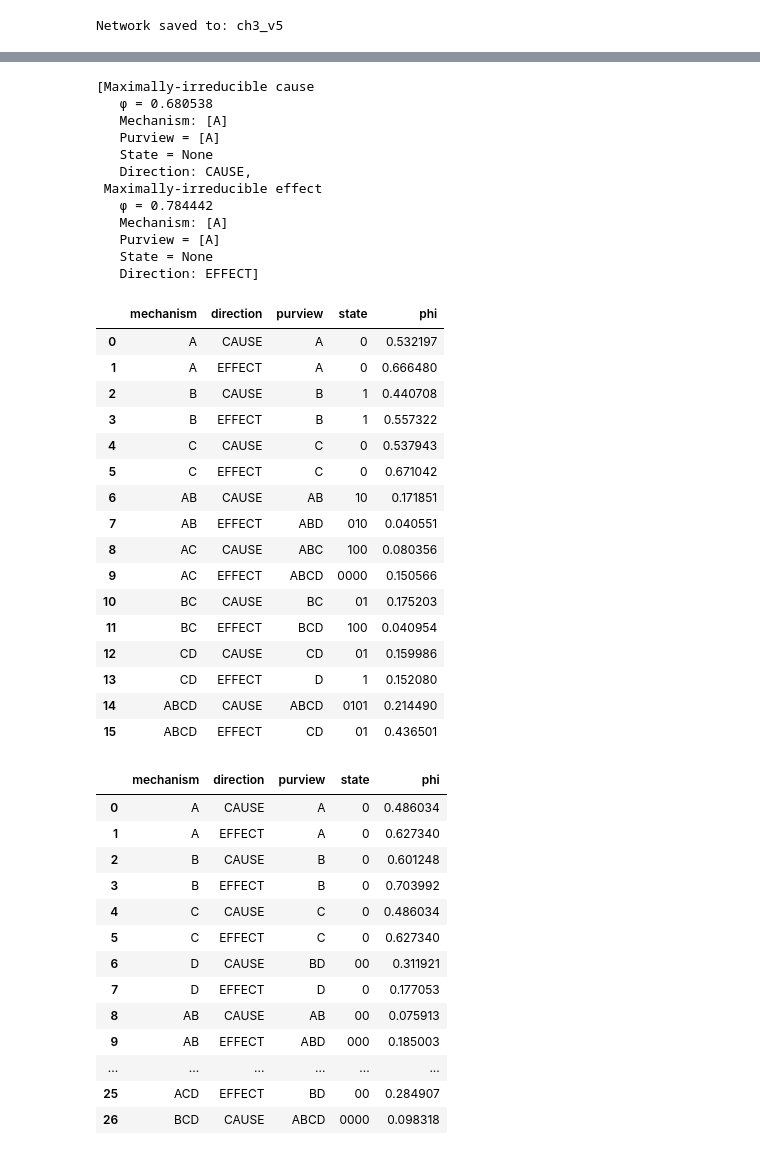
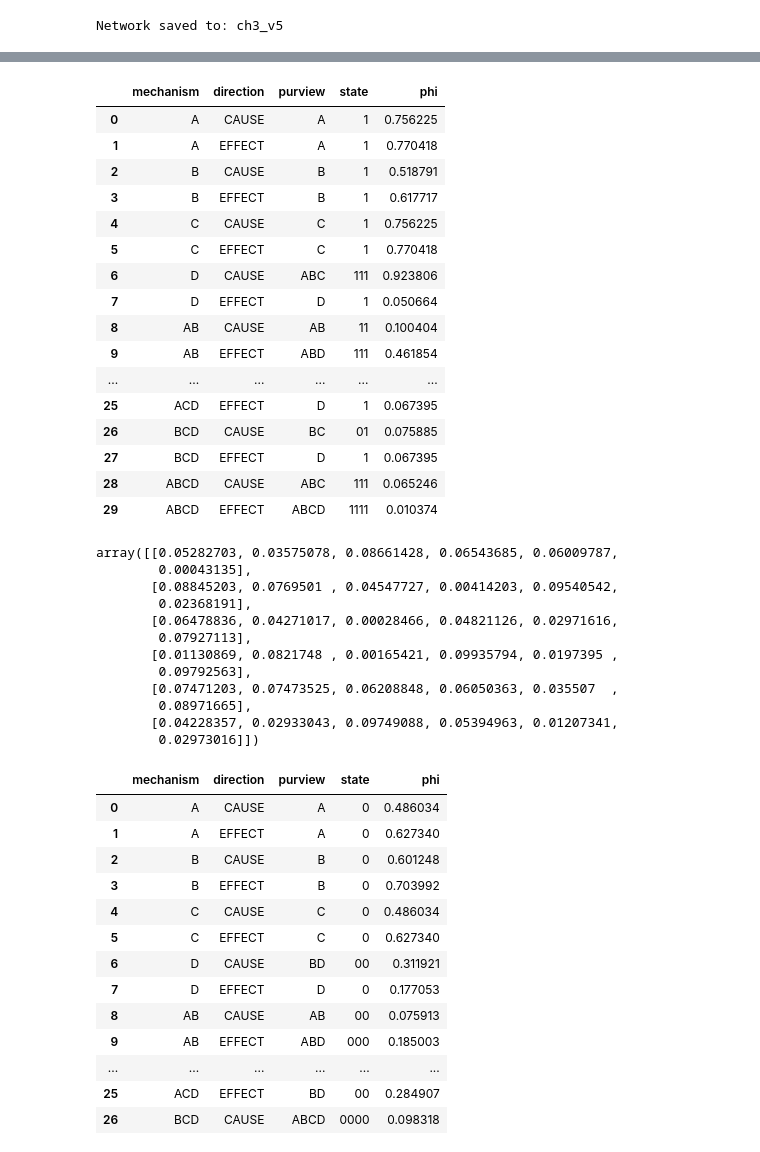
Before and after one commit to matteograsso/visualize_pyphi, a Jupyter notebook: ch3_figures.ipynb, the cells around one changed output, grey strips where cells are left out. Cells and saved outputs as stored; diff of their text form; code cells hidden in the pictures.

```diff
--- a/ch3_figures.ipynb
+++ b/ch3_figures.ipynb
@@ -127,38 +139,40 @@ utils.sepces2df(max_ces['ces'],subsystem)
 # %%
-ces
+utils.sepces2df(ces,subsystem)
 # %% [output]
-[Maximally-irreducible cause
-   φ = 0.680538
-   Mechanism: [A]
-   Purview = [A]
-   State = None
-   Direction: CAUSE,
- Maximally-irreducible effect
-   φ = 0.784442
-   Mechanism: [A]
-   Purview = [A]
-   State = None
-   Direction: EFFECT]
+|  | mechanism | direction | purview | state | phi |
+| 0 | A | CAUSE | A | 1 | 0.756225 |
+| 1 | A | EFFECT | A | 1 | 0.770418 |
+| 2 | B | CAUSE | B | 1 | 0.518791 |
+| 3 | B | EFFECT | B | 1 | 0.617717 |
+| 4 | C | CAUSE | C | 1 | 0.756225 |
+| 5 | C | EFFECT | C | 1 | 0.770418 |
+| 6 | D | CAUSE | ABC | 111 | 0.923806 |
+| 7 | D | EFFECT | D | 1 | 0.050664 |
+| 8 | AB | CAUSE | AB | 11 | 0.100404 |
+| 9 | AB | EFFECT | ABD | 111 | 0.461854 |
+| ... | ... | ... | ... | ... | ... |
+| 25 | ACD | EFFECT | D | 1 | 0.067395 |
+| 26 | BCD | CAUSE | BC | 01 | 0.075885 |
+| 27 | BCD | EFFECT | D | 1 | 0.067395 |
+| 28 | ABCD | CAUSE | ABC | 111 | 0.065246 |
+| 29 | ABCD | EFFECT | ABCD | 1111 | 0.010374 |
 # %%
-utils.sepces2df(max_ces['ces'],subsystem)
+# SAVED RANDOM WEIGHTS
+#random_weifgts = weights.copy()
+random_weifgts
 # %% [output]
-|  | mechanism | direction | purview | state | phi |
-| 0 | A | CAUSE | A | 0 | 0.532197 |
-| 1 | A | EFFECT | A | 0 | 0.666480 |
-| 2 | B | CAUSE | B | 1 | 0.440708 |
-| 3 | B | EFFECT | B | 1 | 0.557322 |
-| 4 | C | CAUSE | C | 0 | 0.537943 |
-| 5 | C | EFFECT | C | 0 | 0.671042 |
-| 6 | AB | CAUSE | AB | 10 | 0.171851 |
-| 7 | AB | EFFECT | ABD | 010 | 0.040551 |
-| 8 | AC | CAUSE | ABC | 100 | 0.080356 |
-| 9 | AC | EFFECT | ABCD | 0000 | 0.150566 |
-| 10 | BC | CAUSE | BC | 01 | 0.175203 |
-| 11 | BC | EFFECT | BCD | 100 | 0.040954 |
-| 12 | CD | CAUSE | CD | 01 | 0.159986 |
-| 13 | CD | EFFECT | D | 1 | 0.152080 |
-| 14 | ABCD | CAUSE | ABCD | 0101 | 0.214490 |
-| 15 | ABCD | EFFECT | CD | 01 | 0.436501 |
+array([[0.05282703, 0.03575078, 0.08661428, 0.06543685, 0.06009787,
+        0.00043135],
+       [0.08845203, 0.0769501 , 0.04547727, 0.00414203, 0.09540542,
+        0.02368191],
+       [0.06478836, 0.04271017, 0.00028466, 0.04821126, 0.02971616,
+        0.07927113],
+       [0.01130869, 0.0821748 , 0.00165421, 0.09935794, 0.0197395 ,
+        0.09792563],
+       [0.07471203, 0.07473525, 0.06208848, 0.06050363, 0.035507  ,
+        0.08971665],
+       [0.04228357, 0.02933043, 0.09749088, 0.05394963, 0.01207341,
+        0.02973016]])
 # %%
 utils.sepces2df(ces,subsystem)
 # %% [output]
```
Also changed, not shown: parts of 22 cells of this notebook.
